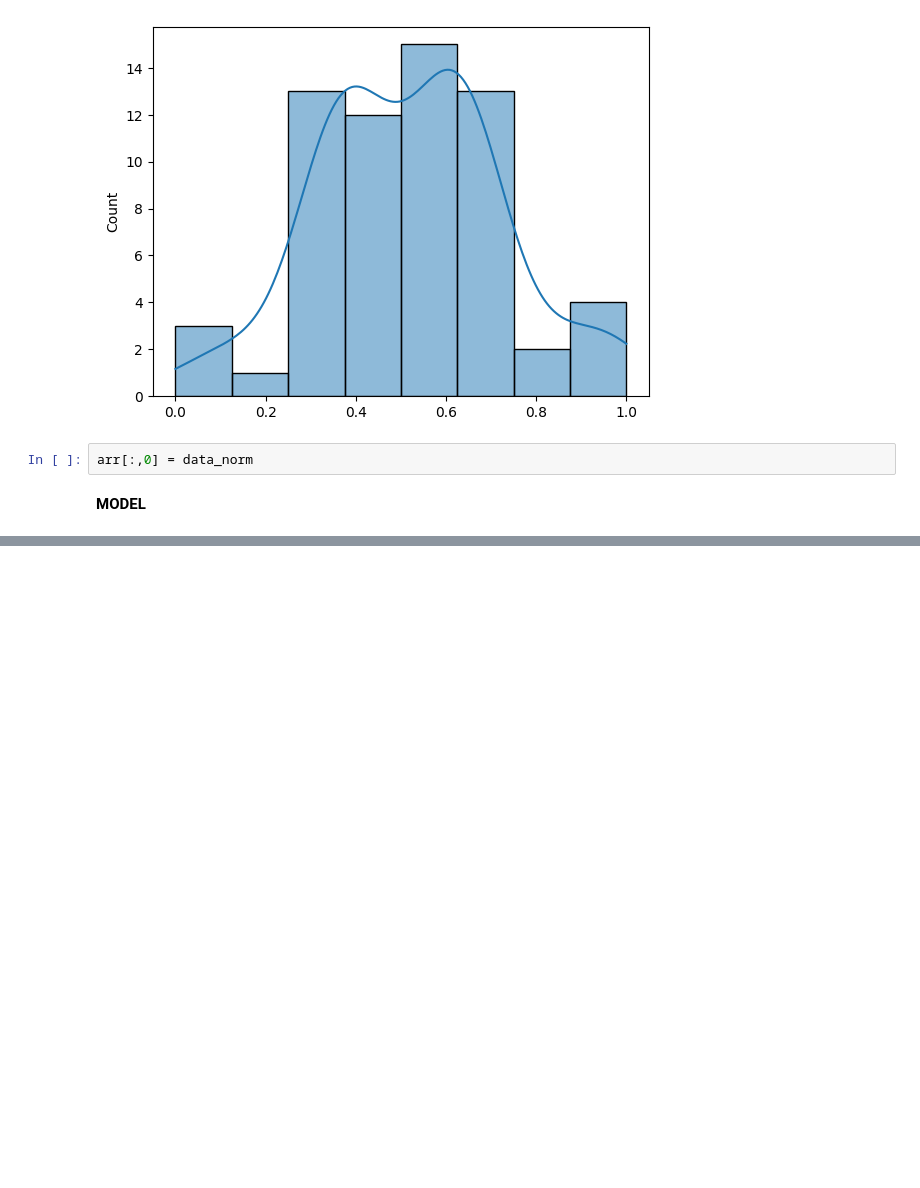
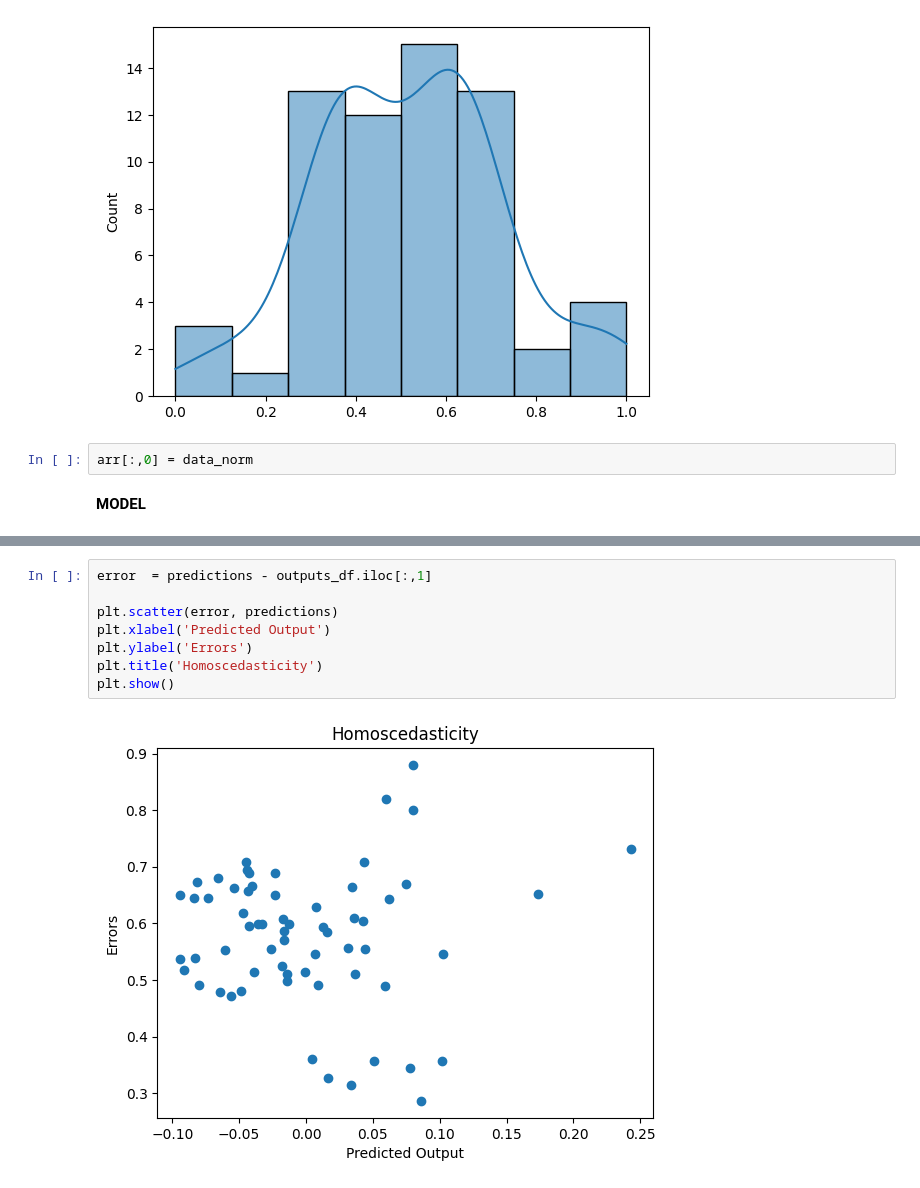
Before and after one commit to JaswanthKrishnaE/Stock-portfolio-analysis-using-multivariate-linear-regression, a Jupyter notebook: OLS.ipynb, the cells around one changed output, grey strips where cells are left out. Drawn from its saved outputs; the diff is of its cells as text; blank space fills up the shorter version.

```diff
--- a/OLS.ipynb
+++ b/OLS.ipynb
@@ -329,3 +362,13 @@ Notes:
+# %%
+error  = predictions - outputs_df.iloc[:,1]
+
+plt.scatter(error, predictions)
+plt.xlabel('Predicted Output')
+plt.ylabel('Errors')
+plt.title('Homoscedasticity')
+plt.show()
+# %% [output]
+[figure, added]
 # %%
 model = sm.OLS(outputs_df.iloc[:,2], sm.add_constant(arr)).fit()
 print(model.summary())
```
Also changed, not shown: parts of 18 cells of this notebook, 5 other files.
